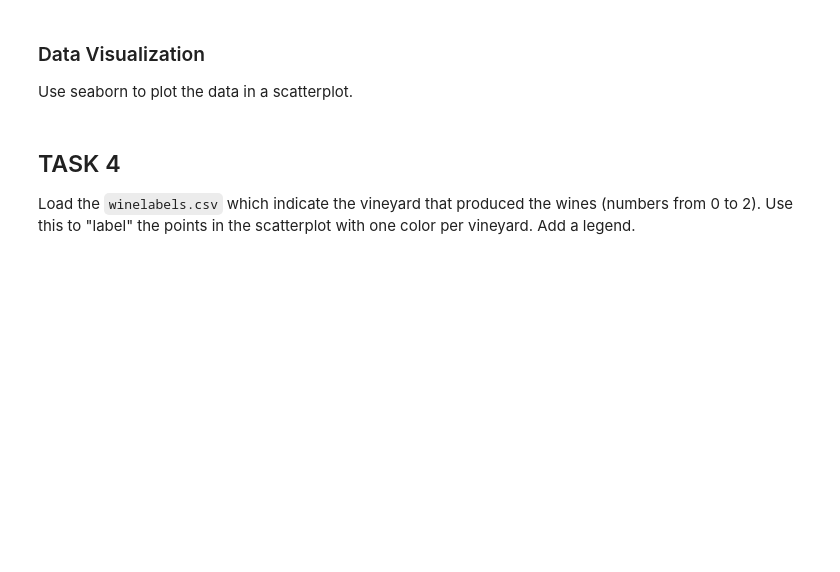
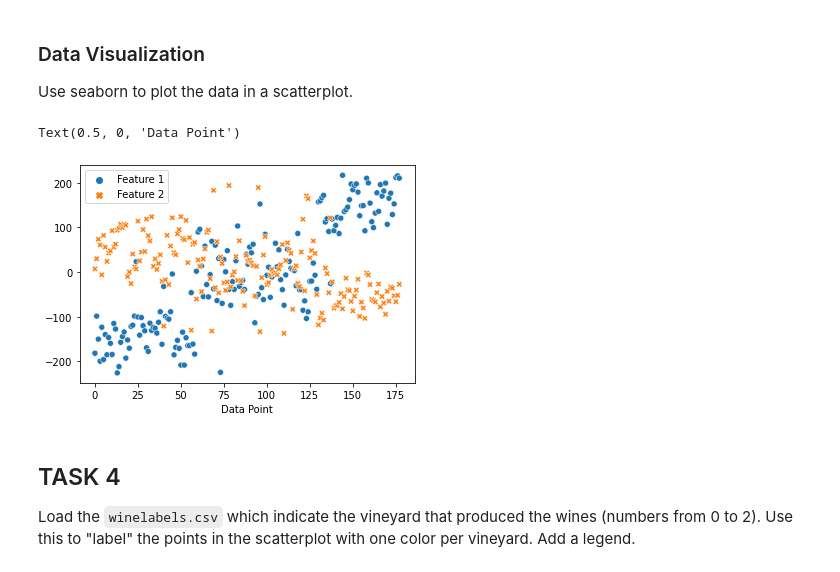
Before and after one commit to m-langer/FH-DataAnalysisP, a Jupyter notebook: LAB/03_ContinuousData.ipynb, the cells around one changed output. Cells and saved outputs as stored; diff of their text form; code cells hidden in the pictures; blank space fills up the shorter version.

```diff
--- a/LAB/03_ContinuousData.ipynb
+++ b/LAB/03_ContinuousData.ipynb
@@ -103,3 +142,10 @@ raise NotImplementedError()
+# %%
+# YOUR CODE HERE
+# raise NotImplementedError()
+from sklearn.manifold import TSNE
+t = TSNE(learning_rate=1000, min_grad_norm=1e-10,n_iter=1000000)
+df_d = t.fit_transform(df_s)
+df_d = pd.DataFrame(df_d,columns=["Feature 1","Feature 2"])
 # %%
 # Ignore this cell - this is for automatic grading.
 # %% [markdown]
@@ -107,7 +153,12 @@ raise NotImplementedError()
 Use seaborn to plot the data in a scatterplot.
 # %%
 # YOUR CODE HERE
-raise NotImplementedError()
+# raise NotImplementedError()
+ax = sns.scatterplot(data=df_d)
+ax.set_xlabel("Data Point")
+# %% [output]
+Text(0.5, 0, 'Data Point')
+[figure, added]
 # %% [markdown]
 ## TASK 4
 Load the ``winelabels.csv`` which indicate the vineyard that produced the wines (numbers from 0 to 2). Use this to "label" the points in the scatterplot with one color per vineyard. Add a legend.
```
Also changed, not shown: parts of 14 cells of this notebook, 16 other files.
